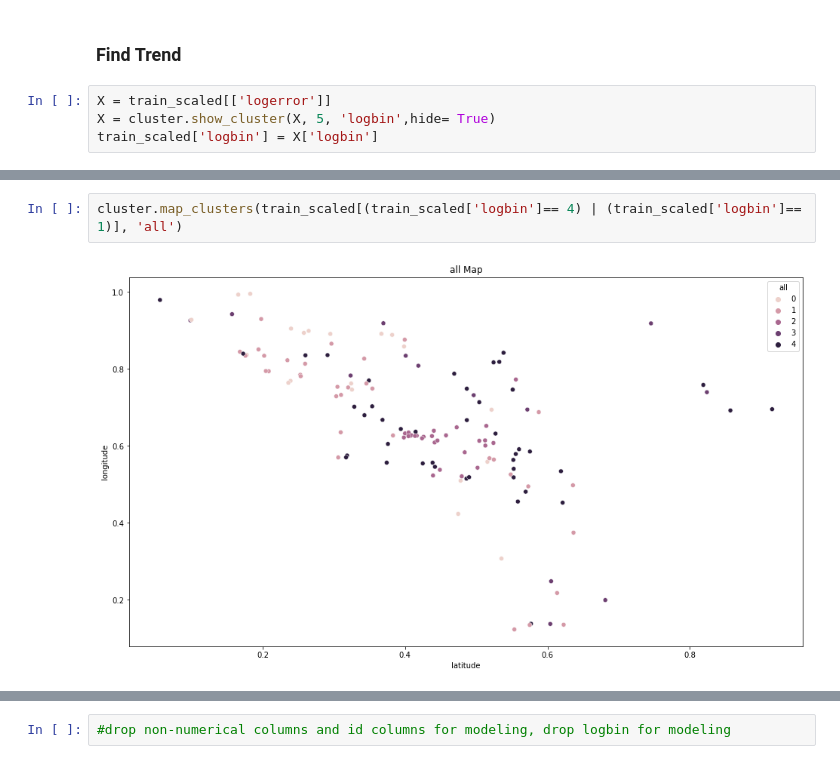
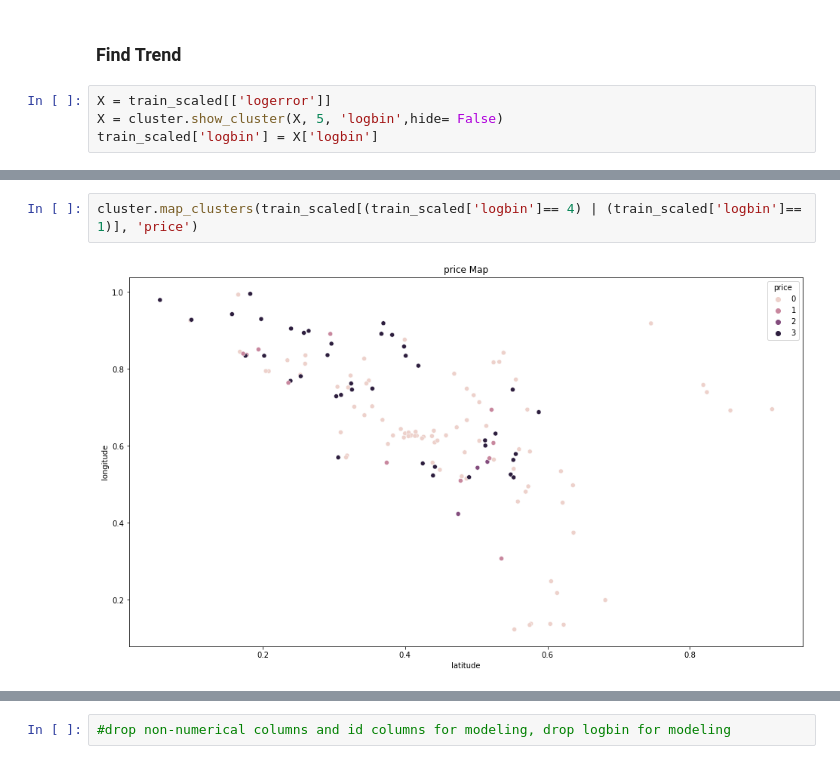
Before and after one commit to carterrxavier/clustering-project, a Jupyter notebook: initialnotebook.ipynb, the cells around one changed output, grey strips where cells are left out. Cells and saved outputs as stored; diff of their text form.

```diff
--- a/initialnotebook.ipynb
+++ b/initialnotebook.ipynb
@@ -267,5 +255,5 @@ cluster.map_clusters(train_scaled, 'all', 'yearbuilt' )
 ### Find Trend
 # %%
 X = train_scaled[['logerror']]
-X = cluster.show_cluster(X, 5, 'logbin',hide= True)
+X = cluster.show_cluster(X, 5, 'logbin',hide= False)
 train_scaled['logbin'] = X['logbin']
@@ -272,6 +262,6 @@ train_scaled['logbin'] = X['logbin']
 # %%
-cluster.map_clusters(train_scaled[(train_scaled['logbin']== 4) | (train_scaled['logbin']== 1)], 'all')
+cluster.map_clusters(train_scaled[(train_scaled['logbin']== 4) | (train_scaled['logbin']== 1)], 'price')
 # %% [output]
-[figure, old version]
+[figure, new version]
 # %% [markdown]
 ## Major Takeaway
```
Also changed, not shown: parts of 30 cells of this notebook, 1 other file.
